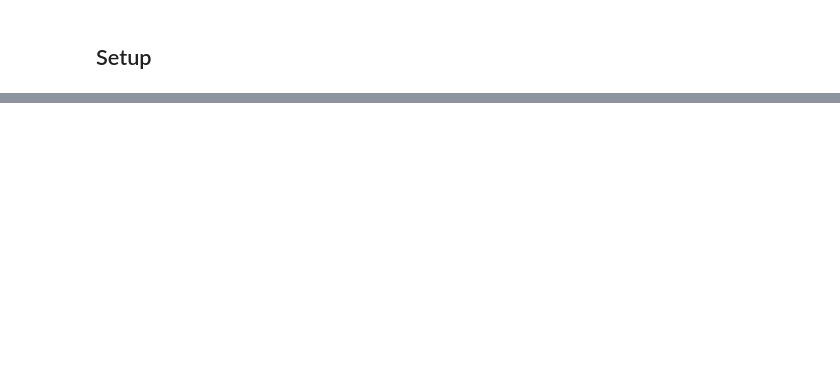
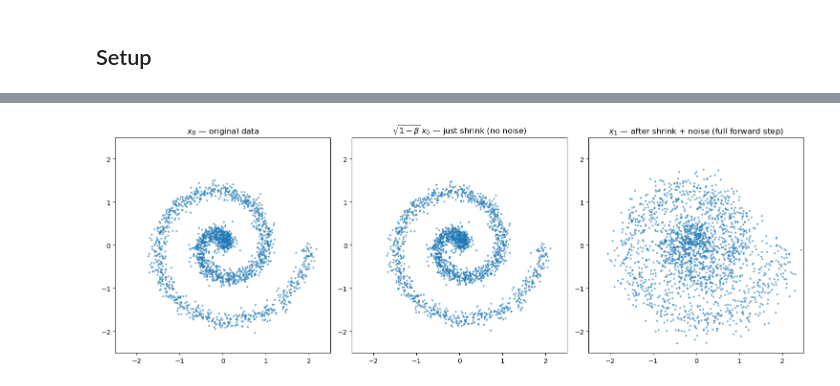
Before and after one commit to ms802x/image-gen-curriculum, a Jupyter notebook: day2/day2_paper_math_to_code.ipynb, the cells around one changed output, grey strips where cells are left out. Saved outputs shown, nothing was run; the diff lists cells and outputs as text; code cells hidden in the pictures; blank space fills up the shorter version.

```diff
--- a/day2/day2_paper_math_to_code.ipynb
+++ b/day2/day2_paper_math_to_code.ipynb
@@ -523,0 +196,24 @@ Every equation from sections 2 and 3 of the DDPM paper has a corresponding funct
+# %%
+def per_step_forward(x_prev, beta):
+    eps = torch.randn_like(x_prev)
+    return torch.sqrt(1 - beta) * x_prev + torch.sqrt(beta) * eps
+
+torch.manual_seed(0)
+beta_demo = torch.tensor(0.05)            # large beta to make the change visible
+
+x0 = x0_data
+x_shrunk = torch.sqrt(1 - beta_demo) * x0  # shrink only (no noise)
+x1 = per_step_forward(x0, beta_demo)      # full forward step
+
+fig, axes = plt.subplots(1, 3, figsize=(15, 5))
+axes[0].scatter(x0[:, 0], x0[:, 1], s=4, alpha=0.5)
+axes[0].set_title(r"$x_0$ — original data");           axes[0].set_aspect("equal"); axes[0].set_xlim(-2.5, 2.5); axes[0].set_ylim(-2.5, 2.5)
+
+axes[1].scatter(x_shrunk[:, 0], x_shrunk[:, 1], s=4, alpha=0.5)
+axes[1].set_title(r"$\sqrt{1-\beta}\,x_0$ — just shrink (no noise)"); axes[1].set_aspect("equal"); axes[1].set_xlim(-2.5, 2.5); axes[1].set_ylim(-2.5, 2.5)
+
+axes[2].scatter(x1[:, 0], x1[:, 1], s=4, alpha=0.5)
+axes[2].set_title(r"$x_1$ — after shrink + noise (full forward step)"); axes[2].set_aspect("equal"); axes[2].set_xlim(-2.5, 2.5); axes[2].set_ylim(-2.5, 2.5)
+plt.tight_layout(); plt.show()
+# %% [output]
+[figure, added]
```
Also changed, not shown: parts of 73 cells of this notebook, 1 other file.
